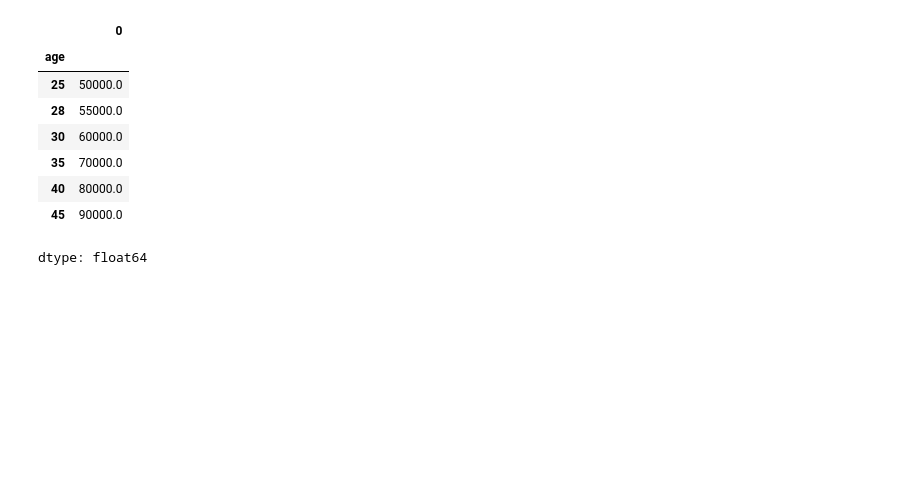
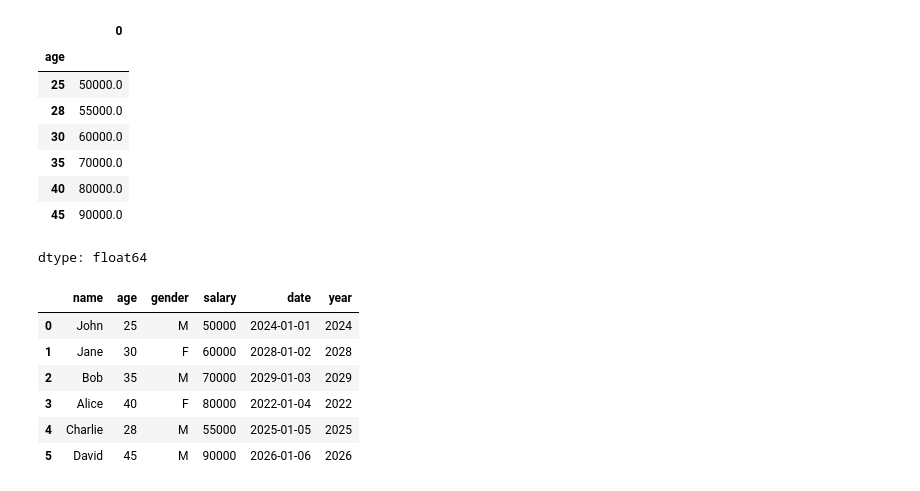
Before and after one commit to nikhil00shinde/ml, a Jupyter notebook: Data_Manipulation_with_Pandas_(3_Slicing_and_indexing_dataframes).ipynb, the cells around one changed output. Drawn from its saved outputs; the diff is of its cells as text; code cells hidden in the pictures; blank space fills up the shorter version.

```diff
--- a/Data_Manipulation_with_Pandas_(3_Slicing_and_indexing_dataframes).ipynb
+++ b/Data_Manipulation_with_Pandas_(3_Slicing_and_indexing_dataframes).ipynb
@@ -196,3 +196,15 @@ df_age_vs_gender.mean(axis='columns')
 | 40 | 80000.0 |
 | 45 | 90000.0 |
 dtype: float64
+# %%
+# Extract the year from the date in a simple way
+df['year'] = pd.to_datetime(df['date']).dt.year
+df
+# %% [output]
+|  | name | age | gender | salary | date | year |
+| 0 | John | 25 | M | 50000 | 2024-01-01 | 2024 |
+| 1 | Jane | 30 | F | 60000 | 2028-01-02 | 2028 |
+| 2 | Bob | 35 | M | 70000 | 2029-01-03 | 2029 |
+| 3 | Alice | 40 | F | 80000 | 2022-01-04 | 2022 |
+| 4 | Charlie | 28 | M | 55000 | 2025-01-05 | 2025 |
+| 5 | David | 45 | M | 90000 | 2026-01-06 | 2026 |
```
Also changed, not shown: parts of 1 cell of this notebook.
